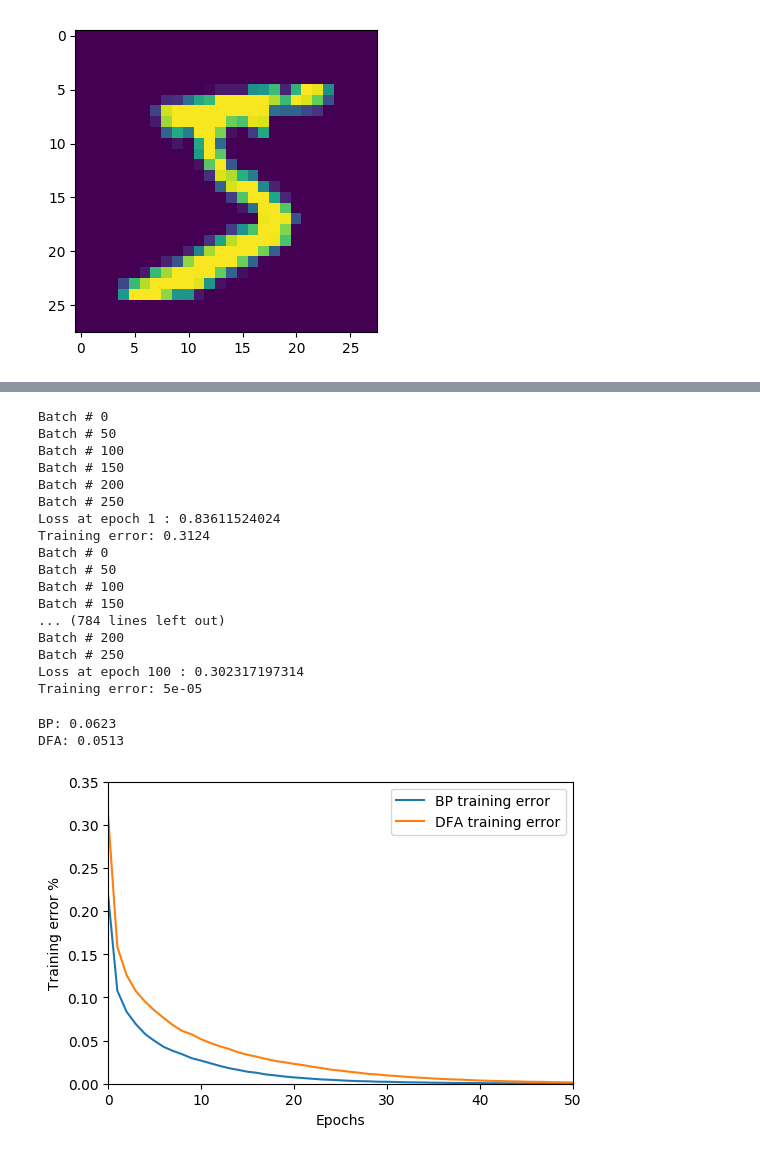
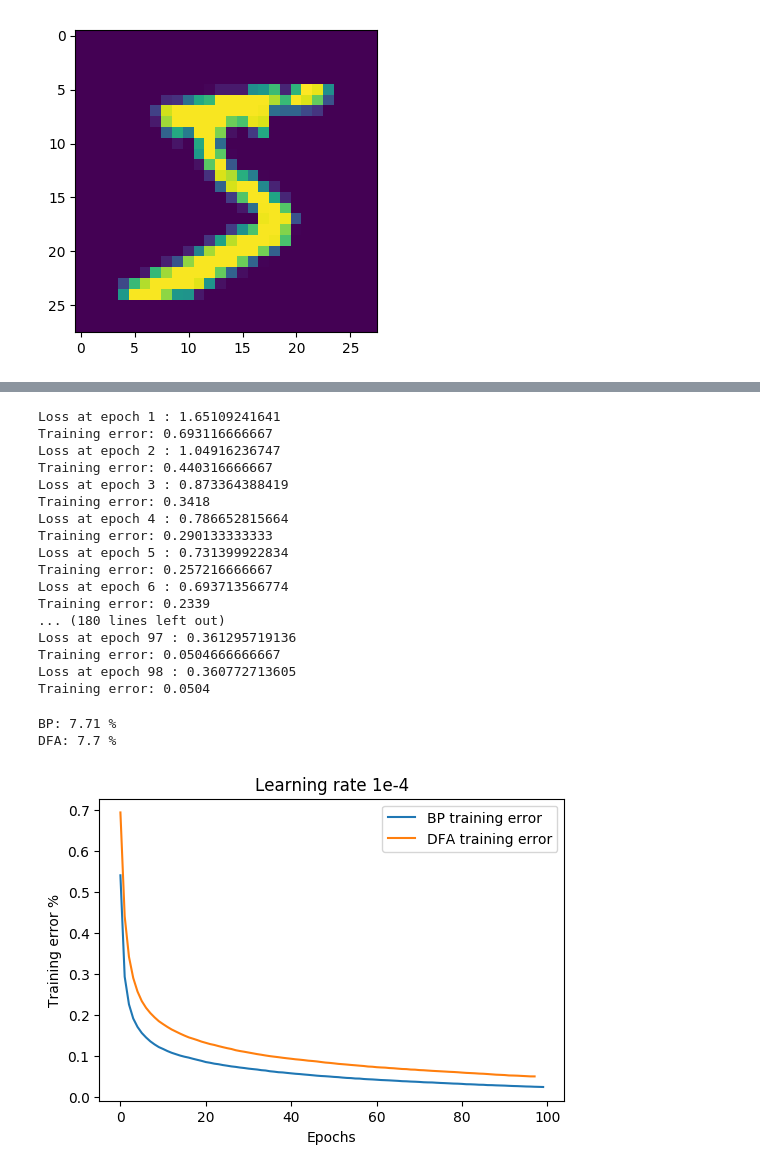
Before and after one commit to iacolippo/Direct-Feedback-Alignment, a Jupyter notebook: dfa-mnist.ipynb, the cells around one changed output, grey strips where cells are left out. Cells and saved outputs as stored; diff of their text form; code cells hidden in the pictures.

Commit message:
changed hyperparameters and added angle

```diff
--- a/dfa-mnist.ipynb
+++ b/dfa-mnist.ipynb
@@ -162,0 +90,13 @@ def dfa_backward_pass(e, h1, B1, a1, x):
+# %%
+def average_angle(W2, B1, error, a1, a2):
+    dh1 = np.mean(np.matmul(B1, error), axis=1)[:, np.newaxis] #forse non ci va la derivata
+    c1 = np.mean(np.matmul(np.transpose(W2), error*(expit(a2)*(1-expit(a2)))), axis=1)[:, np.newaxis]
+    dh1_norm = np.linalg.norm(dh1)
+    c1_norm = np.linalg.norm(c1)
+    inverse_dh1_norm = np.power(dh1_norm, -1)
+    inverse_c1_norm = np.power(c1_norm, -1)
+
+    # ALIGNMENT CRITERION AND ANGLE
+    Lk = (np.matmul(np.transpose(dh1), c1)*inverse_dh1_norm)[0, 0]
+    beta = np.arccos(np.clip(Lk*inverse_c1_norm, -1., 1.))*180/np.pi
+    return Lk, beta
@@ -162,0 +145,2 @@ def dfa_backward_pass(e, h1, B1, a1, x):
+# %%
+W1, W2, b1, b2, te_bp = train(X_train, y_train, n_epochs=100, lr=1e-4, batch_size=200, tol=1e-4)
@@ -163,5 +165,5 @@ def dfa_backward_pass(e, h1, B1, a1, x):
 # %%
-def dfa_train(x, y, n_epochs=10, lr=1e-3, batch_size=200, tol=1e-1):
+def dfa_train(x, y, n_epochs=10, lr=1e-3, batch_size=200, tol=1e-3):
     x = np.transpose(x)
     y = np.transpose(y)
 
@@ -172,6 +174,7 @@ def dfa_train(x, y, n_epochs=10, lr=1e-3, batch_size=200, tol=1e-1):
     dataset_size = x.shape[1]
     n_batches = dataset_size//batch_size
     te_dfa = []
+    angles = []
     for i in xrange(n_epochs):
         perm = np.random.permutation(x.shape[1])
         x = x[:, perm]
@@ -179,8 +182,6 @@ def dfa_train(x, y, n_epochs=10, lr=1e-3, batch_size=200, tol=1e-1):
         loss = 0.
         train_error = 0.
         for j in xrange(n_batches):
-            if j%50==0:
-                print 'Batch #', j
             samples = x[:, j*batch_size:(j+1)*batch_size]
             targets = y[:, j*batch_size:(j+1)*batch_size]
             a1, h1, a2, y_hat = forward_pass(W1, W2, b1, b2, samples)
@@ -196,33 +197,37 @@ def dfa_train(x, y, n_epochs=10, lr=1e-3, batch_size=200, tol=1e-1):
             b1 += lr*db1
             b2 += lr*db2
             loss += loss_on_batch
+            if j%100==0:
+                angles.append(average_angle(W2, B1, error, a1, a2))
         training_error = 1.*train_error/x.shape[1]
         print 'Loss at epoch', i+1, ':', loss/x.shape[1]
         print 'Training error:', training_error
+        prev_training_error = 0 if i==0 else te_dfa[-1]
+        if np.abs(training_error-prev_training_error) <= tol:
+            te_dfa.append(training_error)
+            break
         te_dfa.append(training_error)
-        if loss <= tol:
-            break
-    return W1, W2, b1, b2, te_dfa
+    return W1, W2, b1, b2, te_dfa, angles
 # %%
-nW1dfa, nW2dfa, nb1dfa, nb2dfa, te_dfa = dfa_train(X_train, y_train, n_epochs=100, lr=1e-3, batch_size=200, tol=1e-2)
+W1dfa, W2dfa, b1dfa, b2dfa, te_dfa, angles = dfa_train(X_train, y_train, n_epochs=100, lr=1e-4, batch_size=200, tol=1e-4)
 # %% [output]
-Batch # 0
-Batch # 50
-Batch # 100
-Batch # 150
-Batch # 200
-Batch # 250
-Loss at epoch 1 : 0.83611524024
-Training error: 0.3124
-Batch # 0
-Batch # 50
-Batch # 100
-Batch # 150
-... (784 lines left out)
-Batch # 200
-Batch # 250
-Loss at epoch 100 : 0.302317197314
-Training error: 5e-05
+Loss at epoch 1 : 1.65109241641
+Training error: 0.693116666667
+Loss at epoch 2 : 1.04916236747
+Training error: 0.440316666667
+Loss at epoch 3 : 0.873364388419
+Training error: 0.3418
+Loss at epoch 4 : 0.786652815664
+Training error: 0.290133333333
+Loss at epoch 5 : 0.731399922834
+Training error: 0.257216666667
+Loss at epoch 6 : 0.693713566774
+Training error: 0.2339
+... (180 lines left out)
+Loss at epoch 97 : 0.361295719136
+Training error: 0.0504666666667
+Loss at epoch 98 : 0.360772713605
+Training error: 0.0504
 # %%
 def test(W1, W2, b1, b2, test_samples, test_targets):
     test_samples = np.transpose(test_samples)
@@ -233,19 +238,18 @@ def test(W1, W2, b1, b2, test_samples, test_targets):
     test_error = 1.*np.sum(preds!=truth)/preds.shape[0]
     return test_error
 # %%
-print 'BP:', test(nW1, nW2, nb1, nb2, X_test, y_test)
-print 'DFA:', test(nW1dfa, nW2dfa, nb1dfa, nb2dfa, X_test, y_test)
+print 'BP:', test(W1, W2, b1, b2, X_test, y_test)*100, '%'
+print 'DFA:', test(W1dfa, W2dfa, b1dfa, b2dfa, X_test, y_test)*100, '%'
 # %% [output]
-BP: 0.0623
-DFA: 0.0513
+BP: 7.71 %
+DFA: 7.7 %
 # %%
 plt.plot(range(len(te_bp)), te_bp, label='BP training error')
 plt.plot(range(len(te_dfa)), te_dfa, label='DFA training error')
+plt.title('Learning rate 1e-4')
 plt.xlabel('Epochs')
 plt.ylabel('Training error %')
-plt.xlim([0, 50])
-plt.ylim([0, 0.35])
 plt.legend(loc='best')
 plt.show()
 # %% [output]
-[figure, old version]
+[figure, new version]
```
Also changed, not shown: parts of 26 cells of this notebook.
